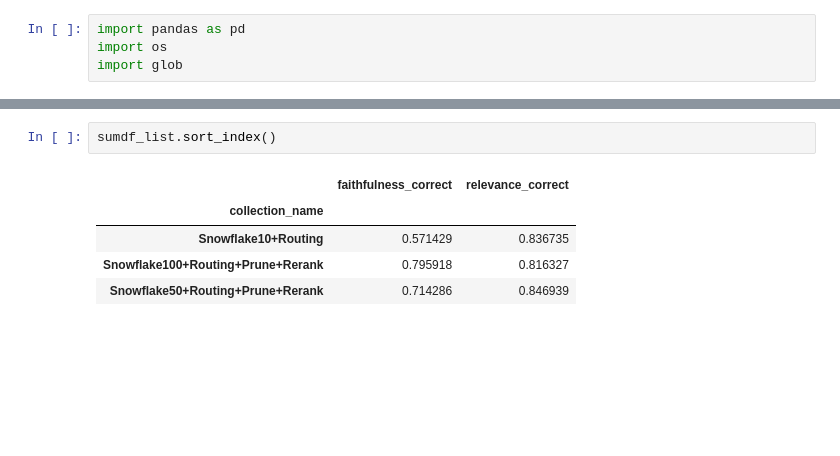
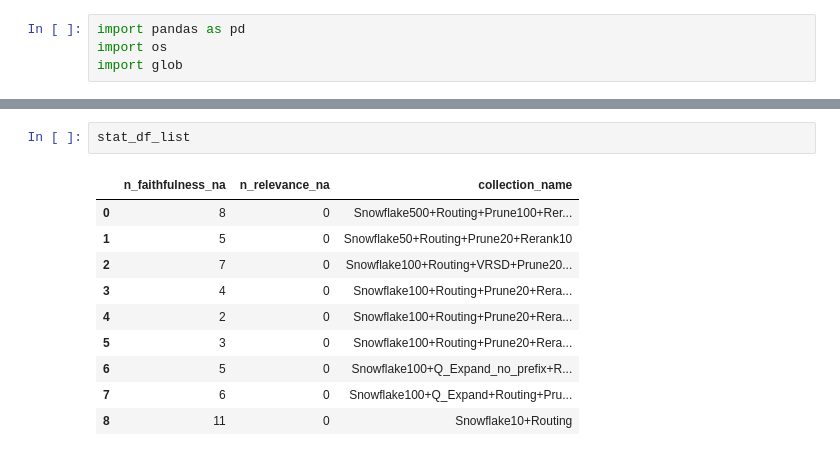
Before and after one commit to DoTA-RAG/dota-rag, a Jupyter notebook: plot.ipynb, the cells around one changed output, grey strips where cells are left out. Drawn from its saved outputs; the diff is of its cells as text; blank space fills up the shorter version.

```diff
--- a/plot.ipynb
+++ b/plot.ipynb
@@ -22,11 +70,16 @@ sumdf_list = pd.DataFrame(sumdf_list).set_index("collection_name")
-# %%
-sumdf_list.sort_index()
-# %% [output]
-|  | faithfulness_correct | relevance_correct |
-| collection_name |  |  |
-| Snowflake10+Routing | 0.571429 | 0.836735 |
-| Snowflake100+Routing+Prune+Rerank | 0.795918 | 0.816327 |
-| Snowflake50+Routing+Prune+Rerank | 0.714286 | 0.846939 |
+# %%
+stat_df_list
+# %% [output]
+|  | n_faithfulness_na | n_relevance_na | collection_name |
+| 0 | 8 | 0 | Snowflake500+Routing+Prune100+Rer... |
+| 1 | 5 | 0 | Snowflake50+Routing+Prune20+Rerank10 |
+| 2 | 7 | 0 | Snowflake100+Routing+VRSD+Prune20... |
+| 3 | 4 | 0 | Snowflake100+Routing+Prune20+Rera... |
+| 4 | 2 | 0 | Snowflake100+Routing+Prune20+Rera... |
+| 5 | 3 | 0 | Snowflake100+Routing+Prune20+Rera... |
+| 6 | 5 | 0 | Snowflake100+Q_Expand_no_prefix+R... |
+| 7 | 6 | 0 | Snowflake100+Q_Expand+Routing+Pru... |
+| 8 | 11 | 0 | Snowflake10+Routing |
 # %%
 ax = sumdf_list.T.plot.barh()
 for container in ax.containers:
```
Also changed, not shown: parts of 4 cells of this notebook, 8 other files.
